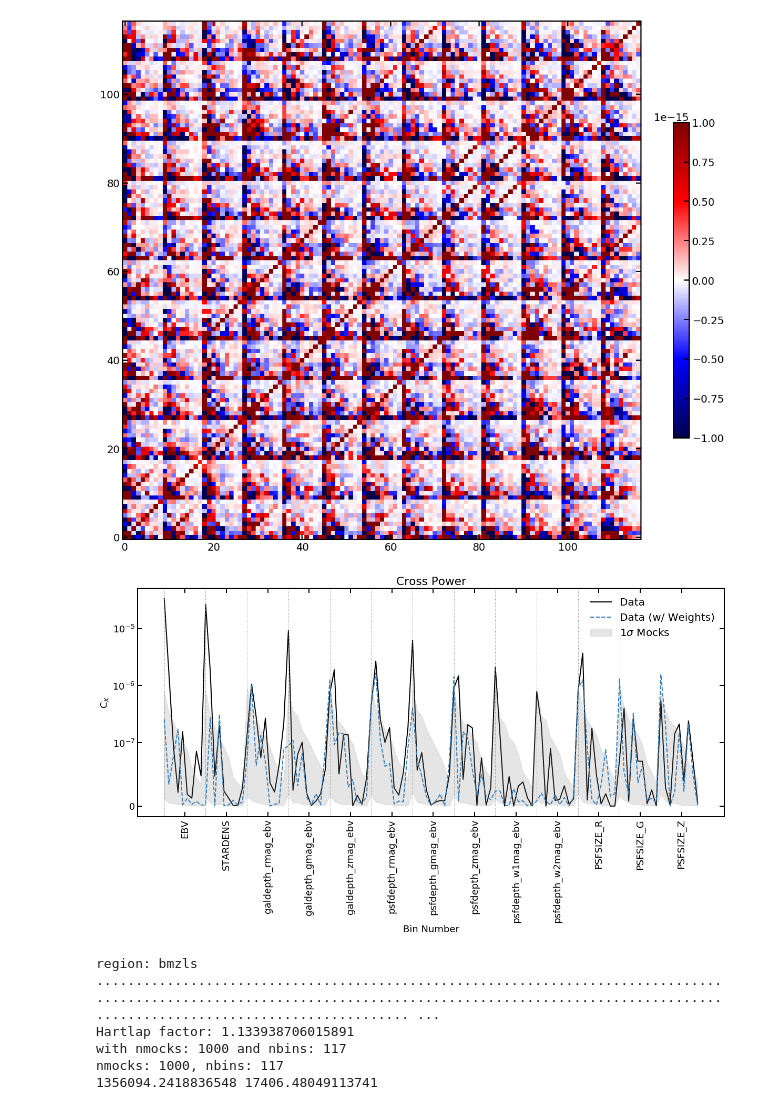
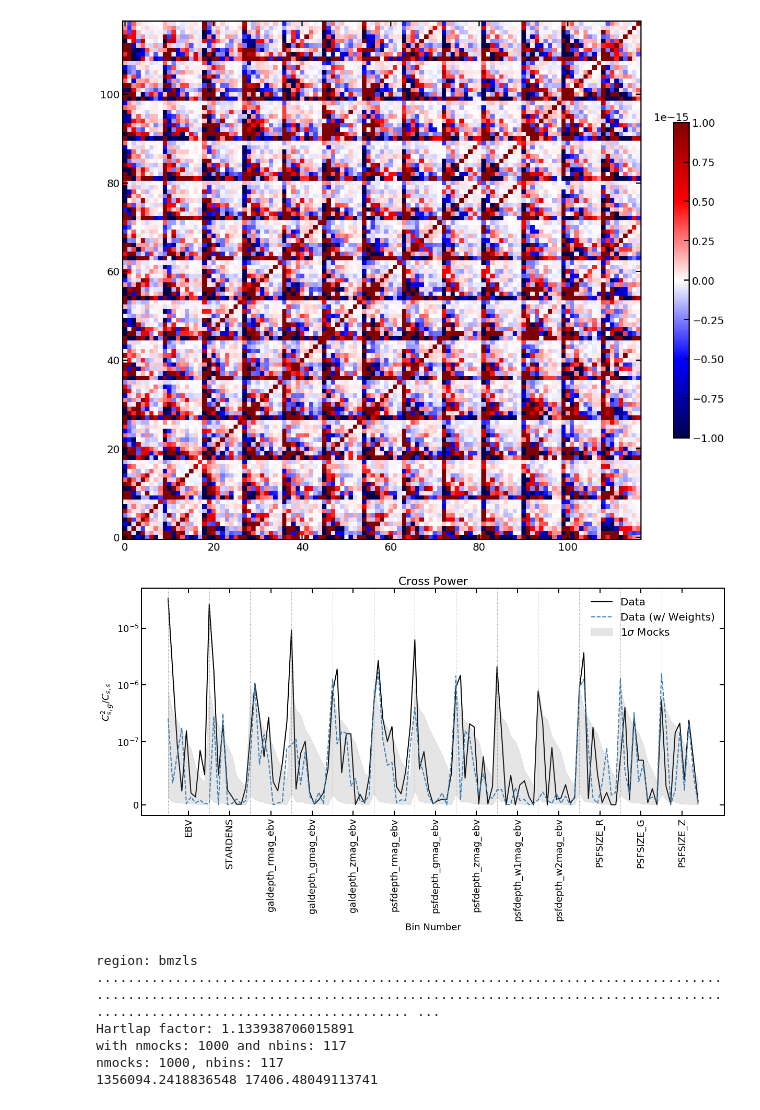
Before and after one commit to mehdirezaie/LSSutils, a Jupyter notebook: notebooks/desi/LognormalFlask.ipynb, the cells around one changed output. Drawn from its saved outputs; the diff is of its cells as text; code cells hidden in the pictures.

```diff
--- a/notebooks/desi/LognormalFlask.ipynb
+++ b/notebooks/desi/LognormalFlask.ipynb
@@ -234,25 +255,25 @@ plt.colorbar(shrink=0.5)
 # %%
 plt.figure(figsize=(20, 8))
 
 plt.plot(err_0, color='C0', label='Data', lw=2, zorder=-1)
 plt.plot(err_1, color='C1', ls='--', label='Data (w/ Weights)', lw=2)#, marker='o', mfc='w')
 plt.fill_between(np.arange(err_min.size), err_min, err_max, color='grey', alpha=0.2,
                 label=r'$1\sigma$ Mocks')
 
 plt.xlabel('Bin Number')
-plt.ylabel(r'C$_{X}$')
+plt.ylabel(r'$C^2_{s,g}/C_{s,s}$')
 plt.title('Cross Power')
 plt.legend(fontsize=20)
 
 binw = err_0.size / 13
 _=plt.xticks([(i+0.5)*binw for i in range(13)], labels=maps_dr9, rotation=90)
 for i in range(13):
     plt.axvline(i*binw, ls=':', color='grey', lw=1)
 # plt.ylim(-0.02, 0.02)
 plt.yscale('symlog', linthreshy=1.0e-7)
 # plt.yscale('log')#, linthreshy=1.0e-6)
 # %% [output]
-[figure, old version]
+[figure, new version]
 # %%
 make_chi2plot('bmzls')
 # %% [output]
```
Also changed, not shown: parts of 3 cells of this notebook.
